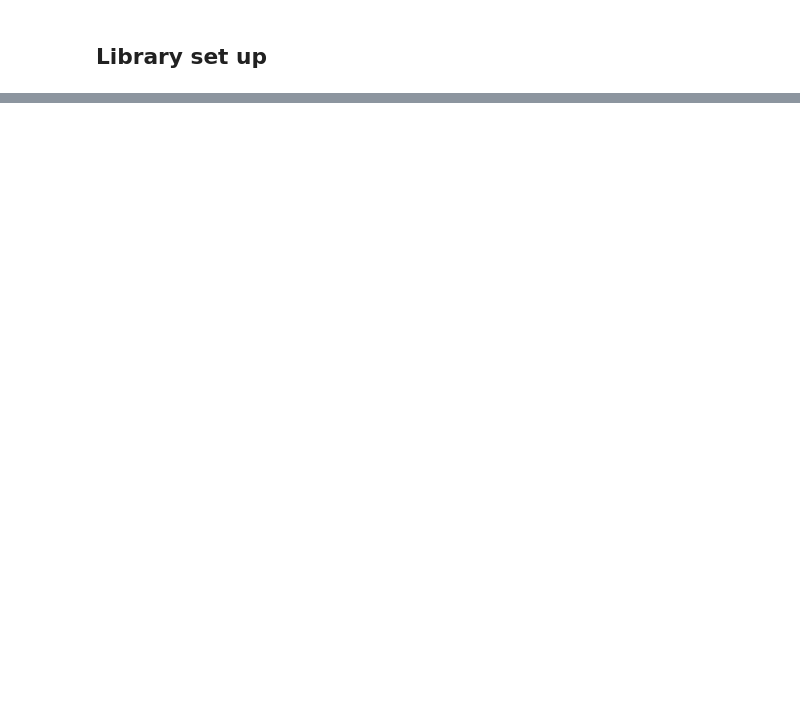
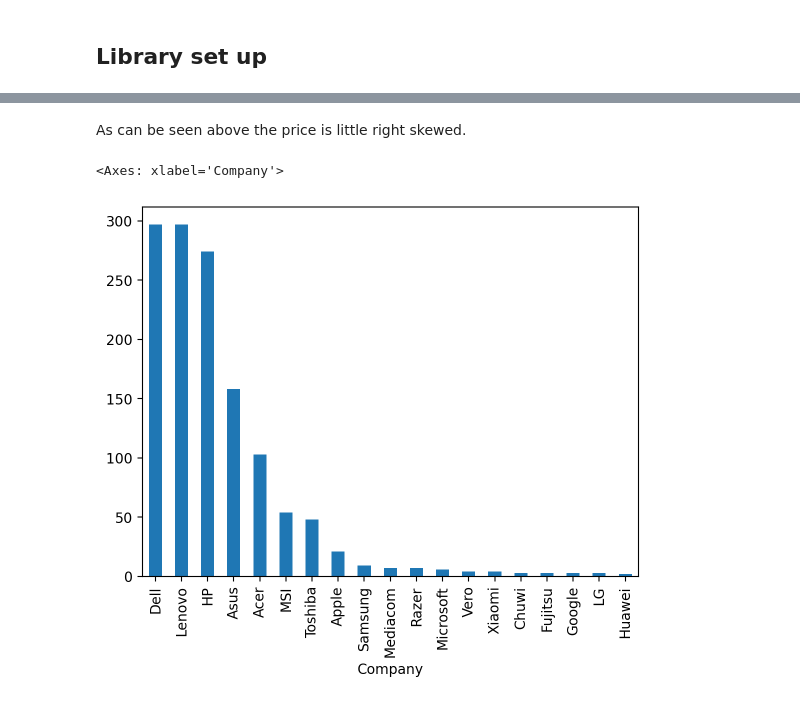
Before and after one commit to gvsreekar/Laptop-price-prediction, a Jupyter notebook: notebooks/model.ipynb, the cells around one changed output, grey strips where cells are left out. Cells and saved outputs as stored; diff of their text form; code cells hidden in the pictures; blank space fills up the shorter version.

```diff
--- a/notebooks/model.ipynb
+++ b/notebooks/model.ipynb
@@ -48,0 +190,7 @@ np.random.seed(42)
+# %% [markdown]
+As can be seen above the price is little right skewed.
+# %%
+df['Company'].value_counts().plot(kind='bar')
+# %% [output]
+<Axes: xlabel='Company'>
+[figure, added]
```
Also changed, not shown: parts of 20 cells of this notebook, 1 other file.
